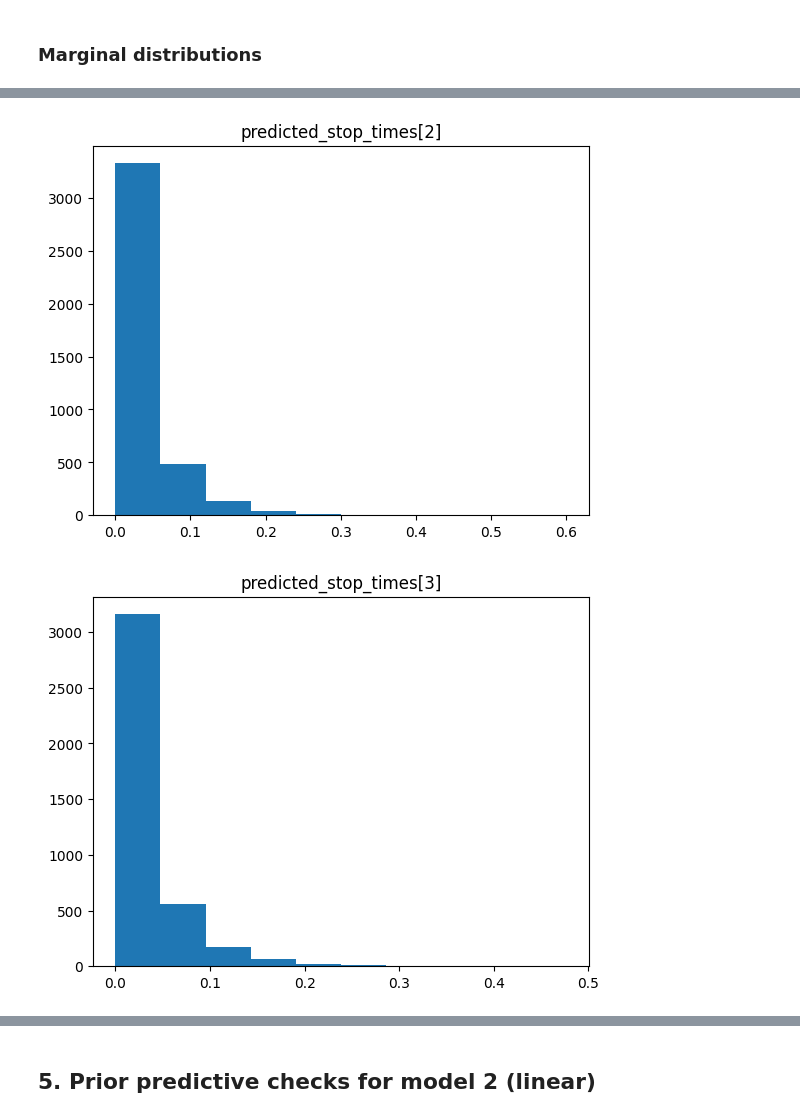
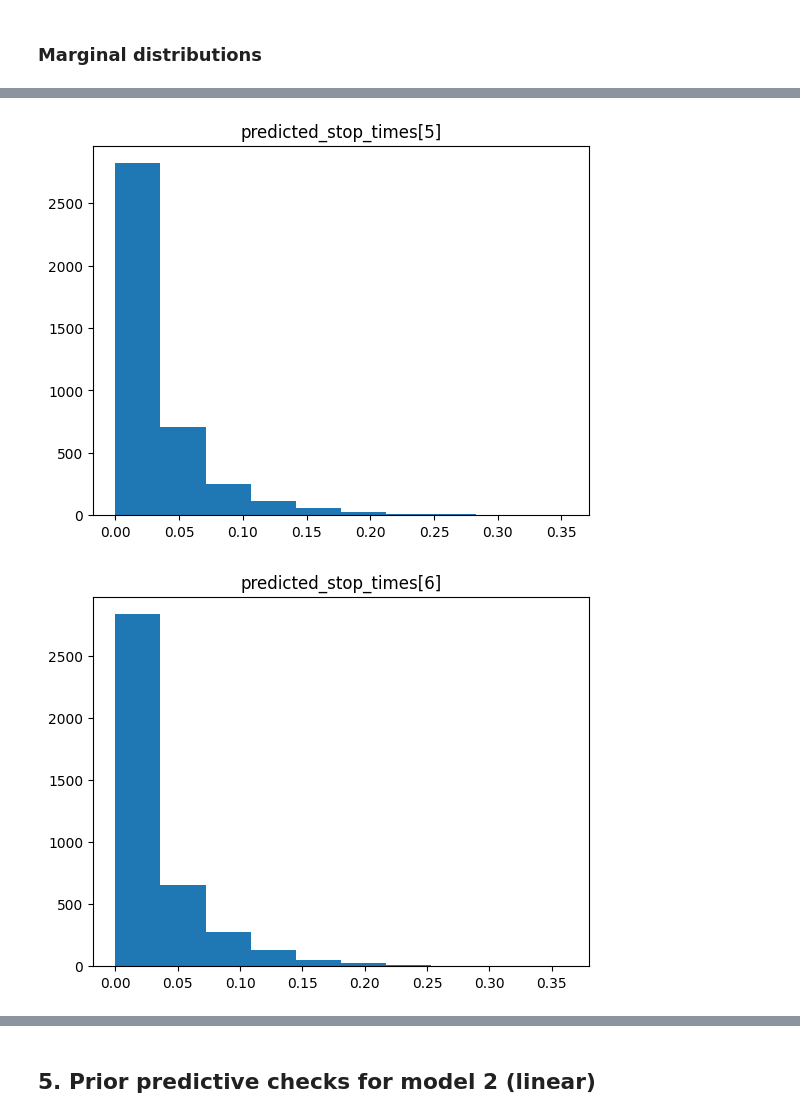
Before and after one commit to Artur-Mzyk/Data-Analytics, a Jupyter notebook: Project/review.ipynb, the cells around one changed output, grey strips where cells are left out. Cells and saved outputs as stored; diff of their text form; code cells hidden in the pictures.

```diff
--- a/Project/review.ipynb
+++ b/Project/review.ipynb
@@ -398,7 +398,7 @@ summary.head(6)
 ### Marginal distributions
 # %%
 for parameter in ['alpha', 'beta', 'predicted_stop_times[1]', 'predicted_stop_times[2]', 'predicted_stop_times[3]',
-               'predicted_stop_times[1]', 'predicted_stop_times[2]', 'predicted_stop_times[3]', 'predicted_stop_times[4]']:
+               'predicted_stop_times[4]', 'predicted_stop_times[5]', 'predicted_stop_times[6]', 'predicted_stop_times[7]']:
    plt.hist(gamma_fit_df[parameter])
    plt.title(parameter)
    plt.show()
@@ -412,2 +412,2 @@ for parameter in ['alpha', 'beta', 'predicted_stop_times[1]', 'predicted_stop_ti
-[figure, old version]
+[figure, new version]
-[figure, old version]
+[figure, new version]
```
Also changed, not shown: parts of 12 cells of this notebook.
